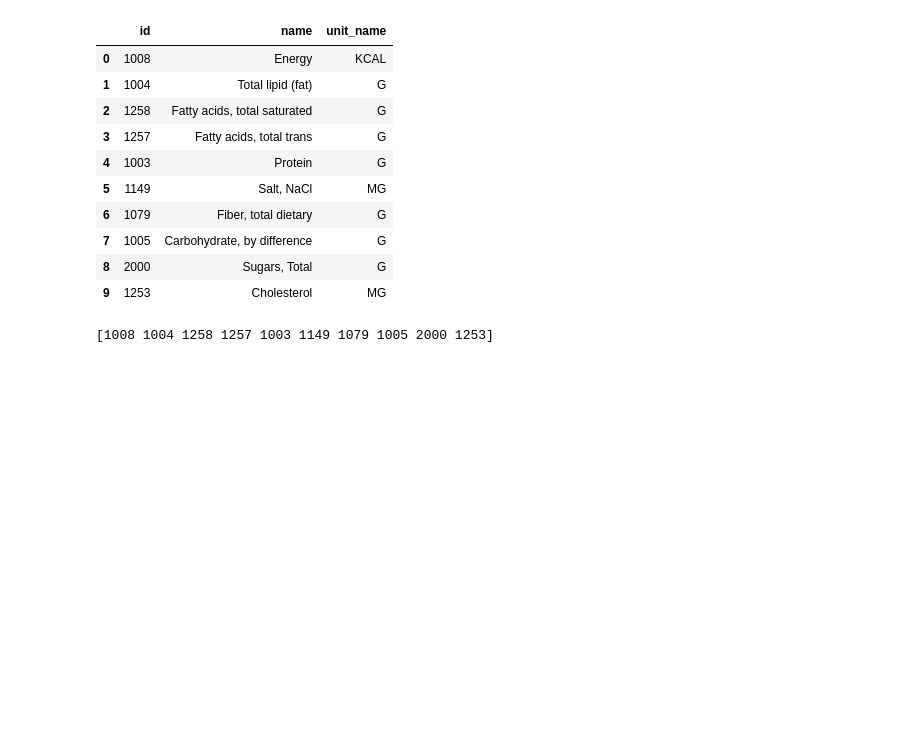
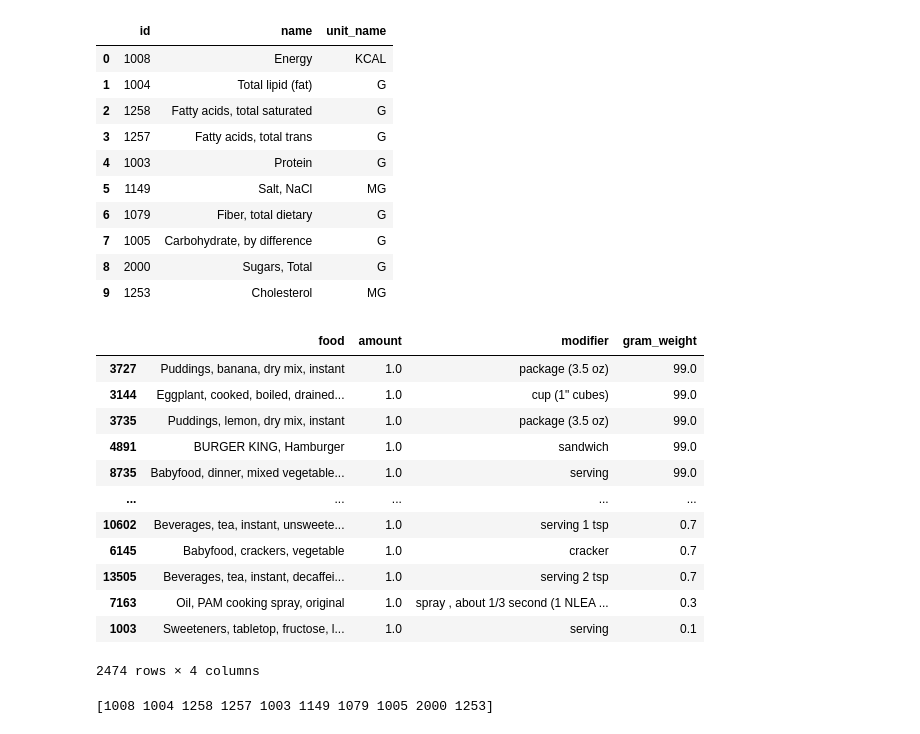
Before and after one commit to SETAP-Team2B/fitfocus-backend, a Jupyter notebook: utils/food_data/script.ipynb, the cells around one changed output. Drawn from its saved outputs; the diff is of its cells as text; code cells hidden in the pictures; blank space fills up the shorter version.

Commit message:
renamed folder to "food_data" for ease of access, updated and improved script to reflect portion sizes

```diff
--- a/utils/FoodData_Central_sr_legacy_food_csv_2018-04/script.ipynb
+++ b/utils/food_data/script.ipynb
@@ -5,6 +5,7 @@ import pandas as pd
 food = pd.read_csv("food.csv")
 nutrient = pd.read_csv("new_nutrient.csv")
 food_nutrient = pd.read_csv("food_nutrient.csv")
+food_portion = pd.read_csv("food_portion.csv")
 # %%
 food
 # %% [output]
@@ -35,6 +36,31 @@ nutrient
 | 7 | 1005 | Carbohydrate, by difference | G |
 | 8 | 2000 | Sugars, Total | G |
 | 9 | 1253 | Cholesterol | MG |
+# %%
+food_portion = food_portion[["fdc_id", "amount", "modifier", "gram_weight"]]
+
+food_portion["fdc_id"] = food_portion["fdc_id"].replace(food["fdc_id"].values, food["description"].values)
+food_portion = food_portion.rename(columns={"fdc_id": "food"})
+
+# to ensure uniqueness, finds all duplicates and replaces them with a single record
+food_portion = food_portion.sort_values(by="gram_weight", ascending=False)
+food_portion = food_portion.drop_duplicates(subset="food", keep="first")
+
+food_portion[food_portion["gram_weight"] < 100]
+# %% [output]
+|  | food | amount | modifier | gram_weight |
+| 3727 | Puddings, banana, dry mix, instant | 1.0 | package (3.5 oz) | 99.0 |
+| 3144 | Eggplant, cooked, boiled, drained... | 1.0 | cup (1" cubes) | 99.0 |
+| 3735 | Puddings, lemon, dry mix, instant | 1.0 | package (3.5 oz) | 99.0 |
+| 4891 | BURGER KING, Hamburger | 1.0 | sandwich | 99.0 |
+| 8735 | Babyfood, dinner, mixed vegetable... | 1.0 | serving | 99.0 |
+| ... | ... | ... | ... | ... |
+| 10602 | Beverages, tea, instant, unsweete... | 1.0 | serving 1 tsp | 0.7 |
+| 6145 | Babyfood, crackers, vegetable | 1.0 | cracker | 0.7 |
+| 13505 | Beverages, tea, instant, decaffei... | 1.0 | serving 2 tsp | 0.7 |
+| 7163 | Oil, PAM cooking spray, original | 1.0 | spray , about 1/3 second (1 NLEA ... | 0.3 |
+| 1003 | Sweeteners, tabletop, fructose, l... | 1.0 | serving | 0.1 |
+2474 rows × 4 columns
 # %%
 print(nutrient["id"].values)
 # %% [output]
```
Also changed, not shown: parts of 3 cells of this notebook, 7 other files.
